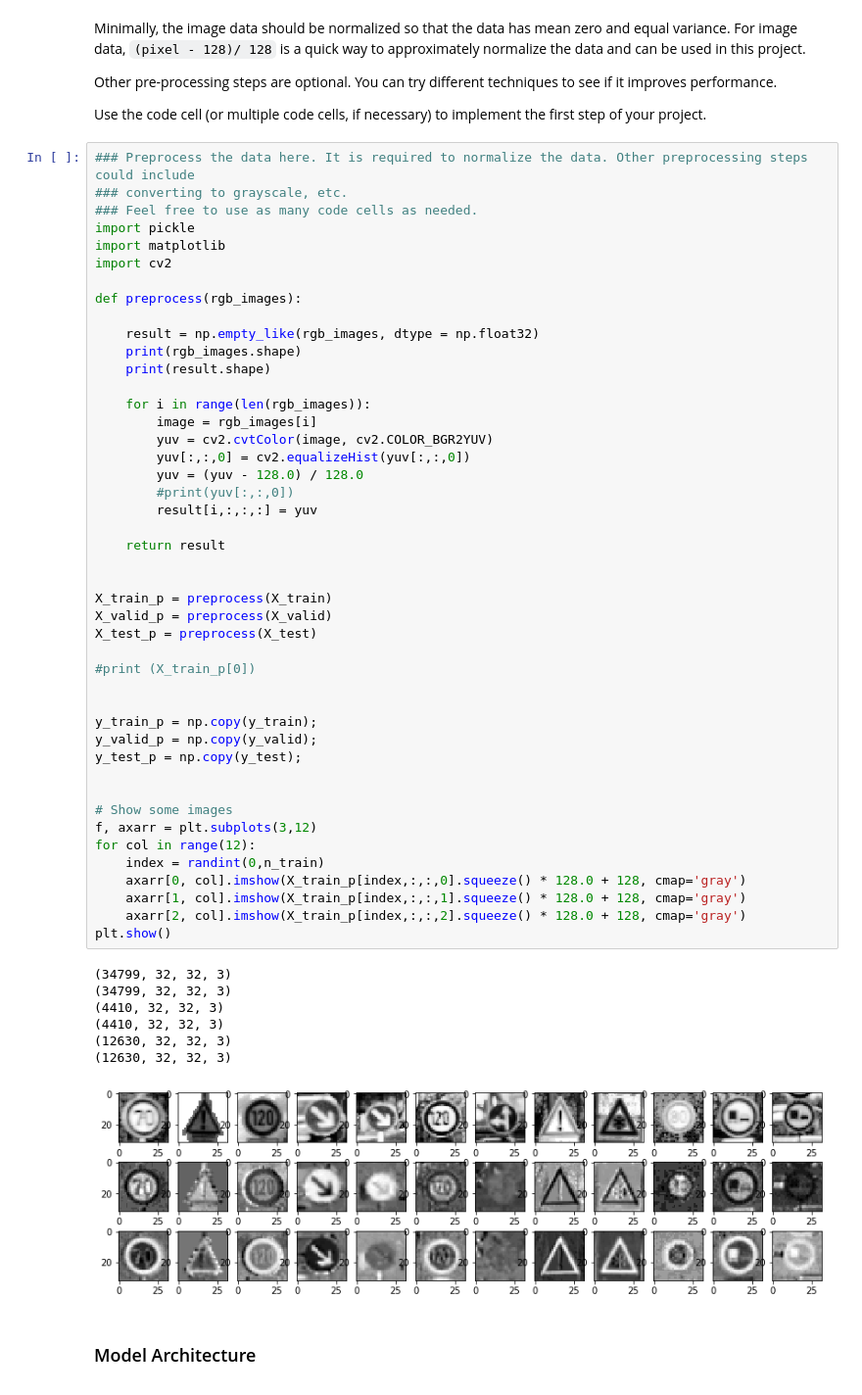
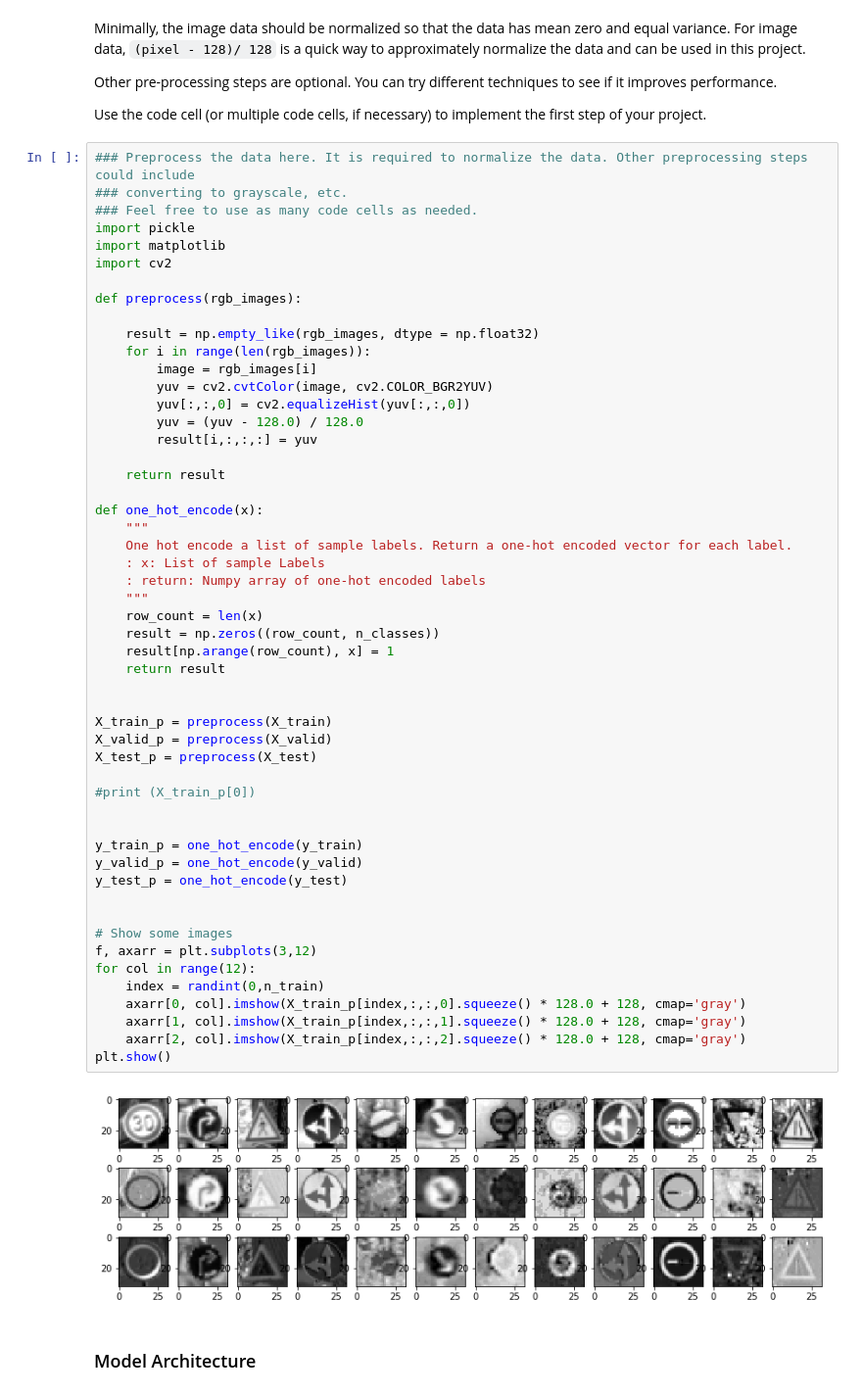
Before and after one commit to cazacov/CarND-Traffic-Sign-Classifier-Project, a Jupyter notebook: Traffic_Sign_Classifier.ipynb, the cells around one changed output. Shown: that part at 98% size. Saved outputs shown, nothing was run; the diff lists cells and outputs as text.

```diff
--- a/Traffic_Sign_Classifier.ipynb
+++ b/Traffic_Sign_Classifier.ipynb
@@ -169,48 +173,49 @@ import cv2
 def preprocess(rgb_images):
 
     result = np.empty_like(rgb_images, dtype = np.float32)
-    print(rgb_images.shape)
-    print(result.shape)
-
     for i in range(len(rgb_images)):
         image = rgb_images[i]
         yuv = cv2.cvtColor(image, cv2.COLOR_BGR2YUV)
         yuv[:,:,0] = cv2.equalizeHist(yuv[:,:,0])
         yuv = (yuv - 128.0) / 128.0
-        #print(yuv[:,:,0])
         result[i,:,:,:] = yuv
 
+    return result
+
+def one_hot_encode(x):
+    """
+    One hot encode a list of sample labels. Return a one-hot encoded vector for each label.
+    : x: List of sample Labels
+    : return: Numpy array of one-hot encoded labels
+    """
+    row_count = len(x)
+    result = np.zeros((row_count, n_classes))
+    result[np.arange(row_count), x] = 1
     return result
 
 
 X_train_p = preprocess(X_train)
 X_valid_p = preprocess(X_valid)
 X_test_p = preprocess(X_test)
 
 #print (X_train_p[0])
 
 
-y_train_p = np.copy(y_train);
-y_valid_p = np.copy(y_valid);
-y_test_p = np.copy(y_test);
+y_train_p = one_hot_encode(y_train)
+y_valid_p = one_hot_encode(y_valid)
+y_test_p = one_hot_encode(y_test)
 
 
 # Show some images
 f, axarr = plt.subplots(3,12)
 for col in range(12):
     index = randint(0,n_train)
     axarr[0, col].imshow(X_train_p[index,:,:,0].squeeze() * 128.0 + 128, cmap='gray')
     axarr[1, col].imshow(X_train_p[index,:,:,1].squeeze() * 128.0 + 128, cmap='gray')
     axarr[2, col].imshow(X_train_p[index,:,:,2].squeeze() * 128.0 + 128, cmap='gray')
 plt.show()
 # %% [output]
-(34799, 32, 32, 3)
-(34799, 32, 32, 3)
-(4410, 32, 32, 3)
-(4410, 32, 32, 3)
-(12630, 32, 32, 3)
-(12630, 32, 32, 3)
-[figure, old version]
+[figure, new version]
 # %% [markdown]
 ### Model Architecture
 # %%
```
Also changed, not shown: parts of 8 cells of this notebook, 1 other file.
